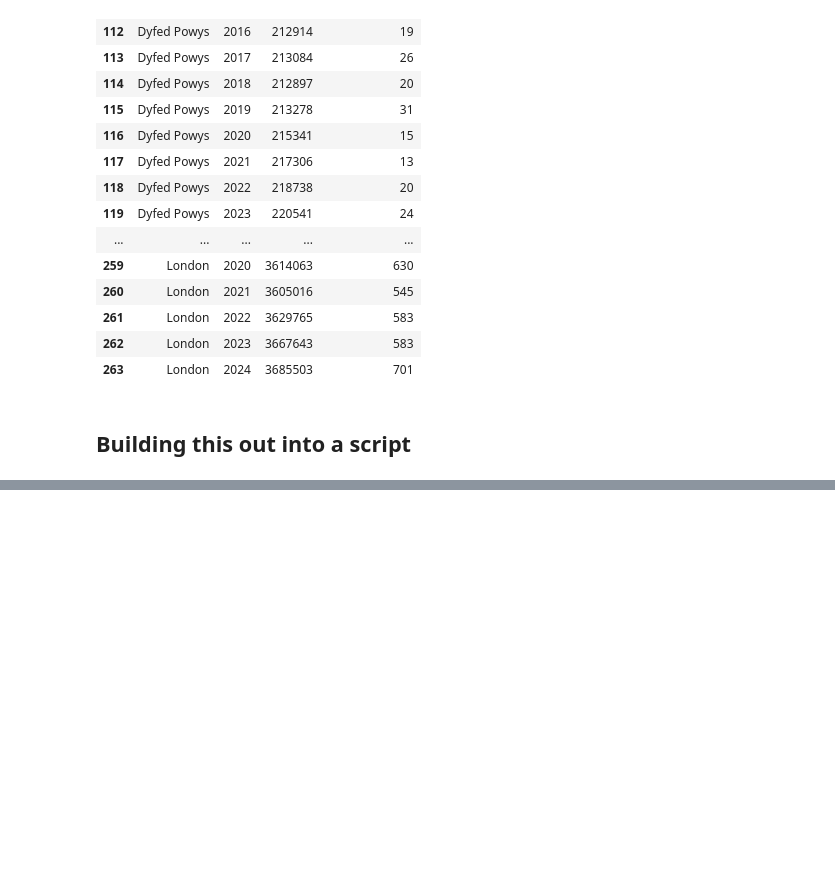
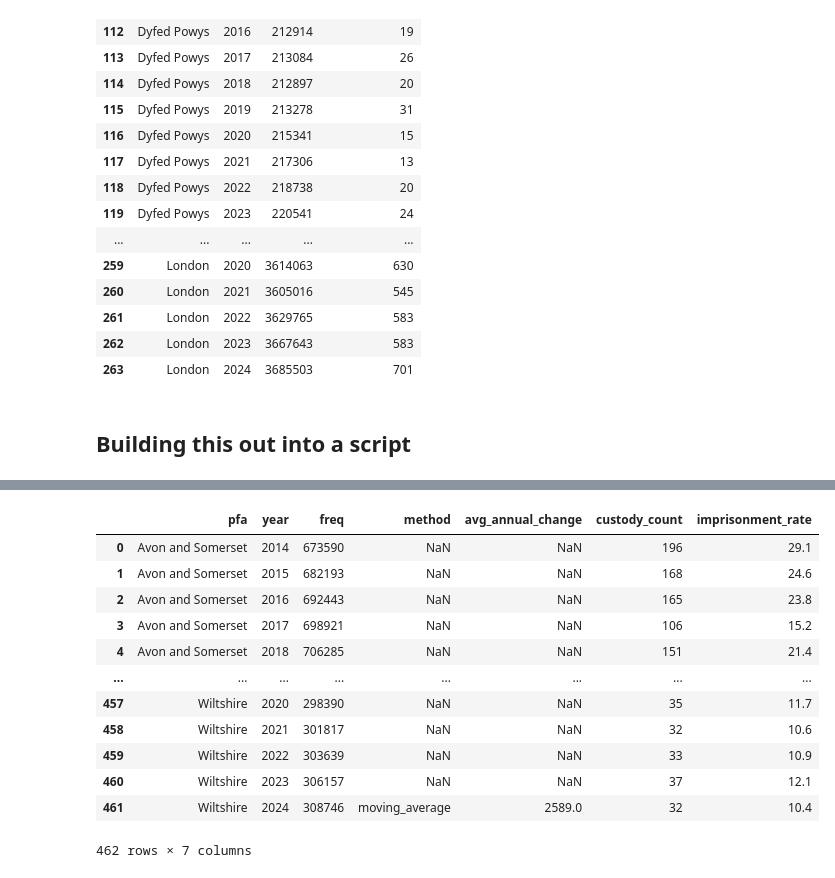
Before and after one commit to Prison-Reform-Trust/womens-imprisonment-PFA, a Jupyter notebook: notebooks/processing_data/1.7-ah-combine-custody-pfa-population.ipynb, the cells around one changed output, grey strips where cells are left out. Saved outputs shown, nothing was run; the diff lists cells and outputs as text; code cells hidden in the pictures; blank space fills up the shorter version.

```diff
--- a/notebooks/processing_data/1.7-ah-combine-custody-pfa-population.ipynb
+++ b/notebooks/processing_data/1.7-ah-combine-custody-pfa-population.ipynb
@@ -785,0 +808,16 @@ combine_custody_pfa_population.main()
+# %%
+df
+# %% [output]
+|  | pfa | year | freq | method | avg_annual_change | custody_count | imprisonment_rate |
+| 0 | Avon and Somerset | 2014 | 673590 | NaN | NaN | 196 | 29.1 |
+| 1 | Avon and Somerset | 2015 | 682193 | NaN | NaN | 168 | 24.6 |
+| 2 | Avon and Somerset | 2016 | 692443 | NaN | NaN | 165 | 23.8 |
+| 3 | Avon and Somerset | 2017 | 698921 | NaN | NaN | 106 | 15.2 |
+| 4 | Avon and Somerset | 2018 | 706285 | NaN | NaN | 151 | 21.4 |
+| ... | ... | ... | ... | ... | ... | ... | ... |
+| 457 | Wiltshire | 2020 | 298390 | NaN | NaN | 35 | 11.7 |
+| 458 | Wiltshire | 2021 | 301817 | NaN | NaN | 32 | 10.6 |
+| 459 | Wiltshire | 2022 | 303639 | NaN | NaN | 33 | 10.9 |
+| 460 | Wiltshire | 2023 | 306157 | NaN | NaN | 37 | 12.1 |
+| 461 | Wiltshire | 2024 | 308746 | moving_average | 2589.0 | 32 | 10.4 |
+462 rows × 7 columns
```
Also changed, not shown: parts of 4 cells of this notebook.
